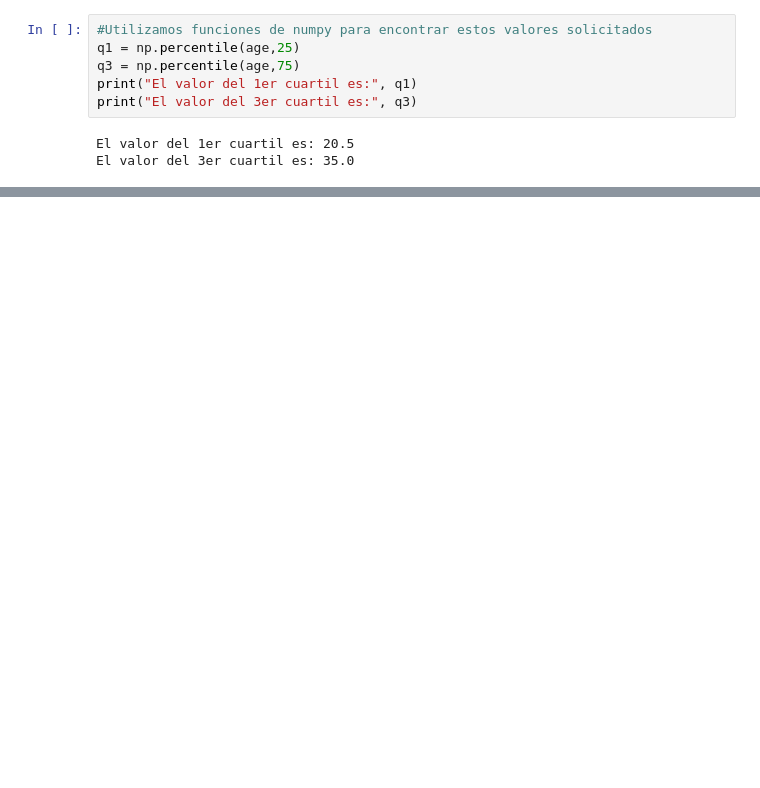
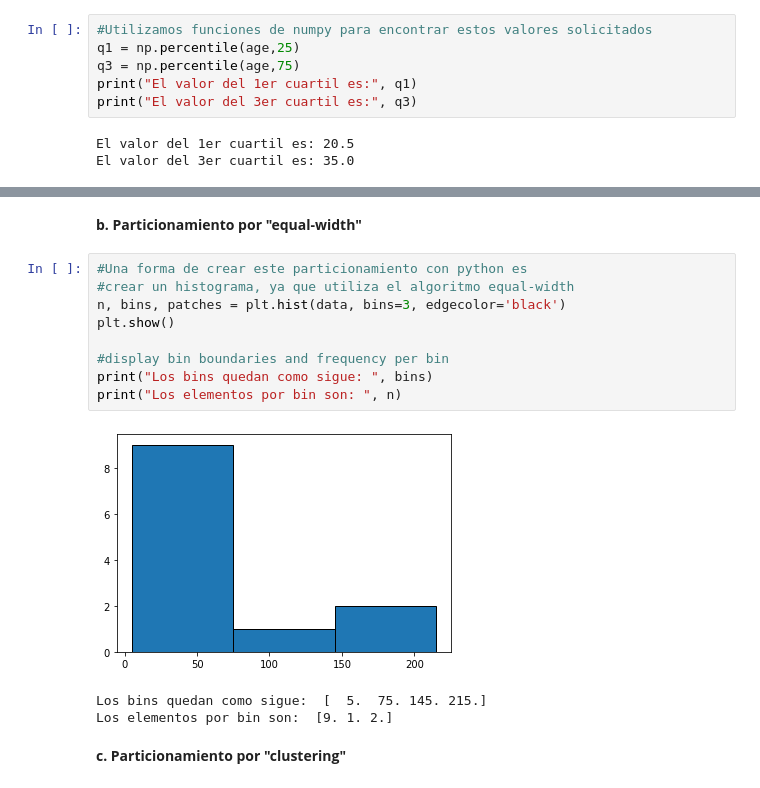
Before and after one commit to mark-ortiz/Doctorado, a Jupyter notebook: Mineria_de_Datos/AIU2.ipynb, the cells around one changed output, grey strips where cells are left out. Drawn from its saved outputs; the diff is of its cells as text; blank space fills up the shorter version.

```diff
--- a/Mineria_de_Datos/AIU2.ipynb
+++ b/Mineria_de_Datos/AIU2.ipynb
@@ -96,0 +219,17 @@ plt.show()
+# %% [markdown]
+**b. Particionamiento por "equal-width"**
+# %%
+#Una forma de crear este particionamiento con python es
+#crear un histograma, ya que utiliza el algoritmo equal-width
+n, bins, patches = plt.hist(data, bins=3, edgecolor='black')
+plt.show()
+
+#display bin boundaries and frequency per bin
+print("Los bins quedan como sigue: ", bins)
+print("Los elementos por bin son: ", n)
+# %% [output]
+[figure, added]
+Los bins quedan como sigue:  [  5.  75. 145. 215.]
+Los elementos por bin son:  [9. 1. 2.]
+# %% [markdown]
+**c. Particionamiento por "clustering"**
```
Also changed, not shown: parts of 37 cells of this notebook.
